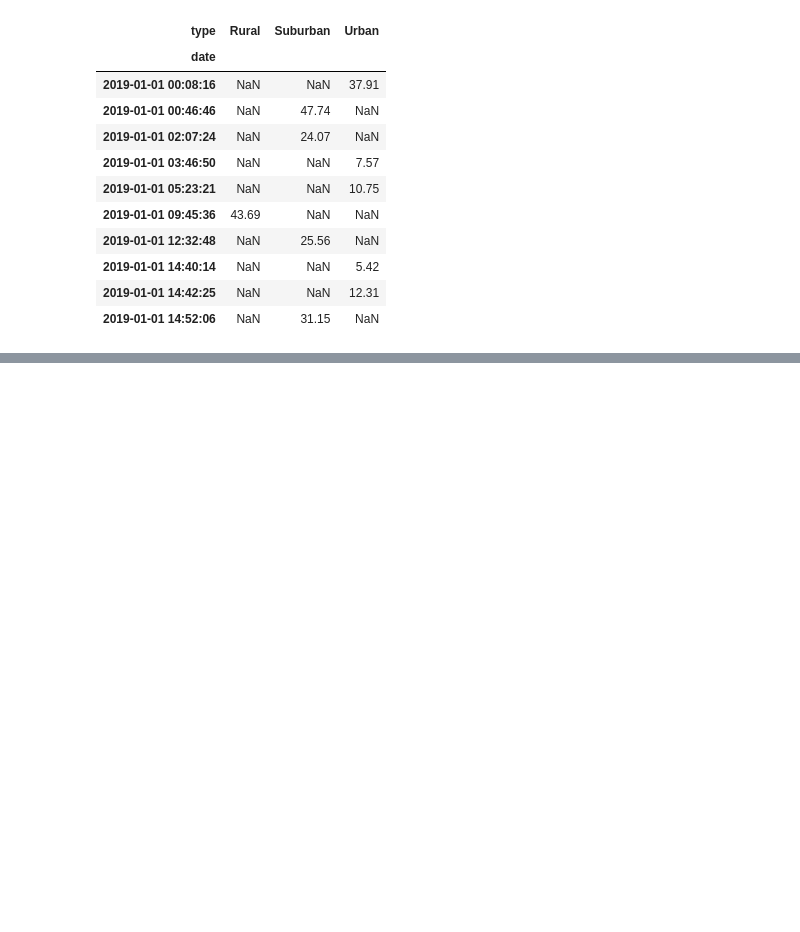
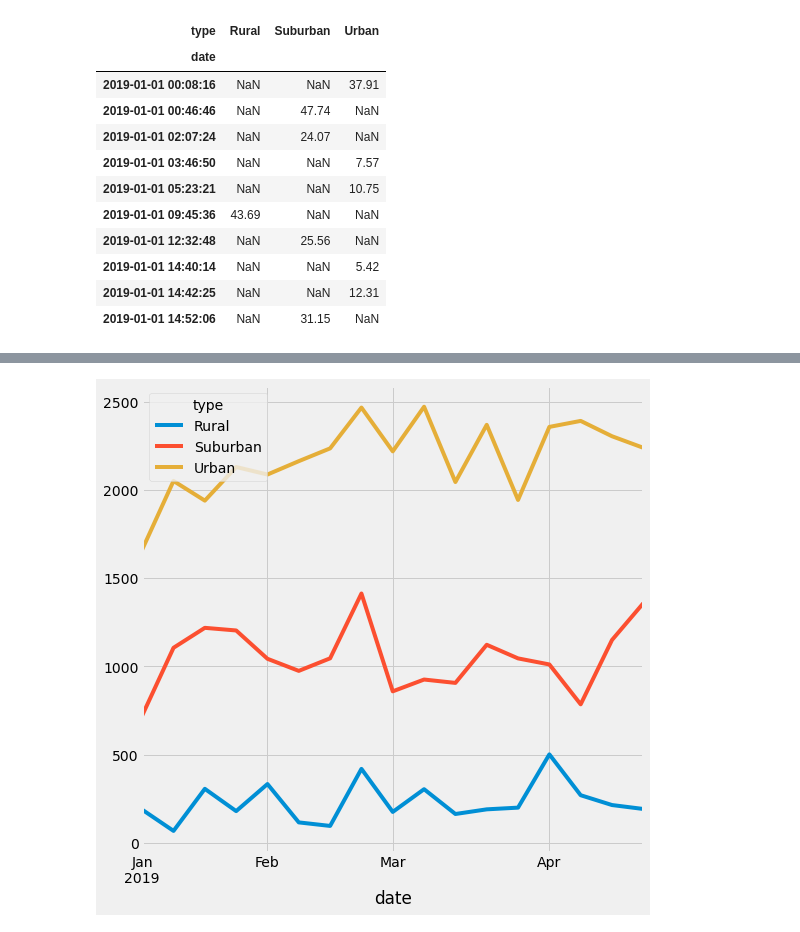
Before and after one commit to jisellejones/PyBer_Analysis, a Jupyter notebook: PyBer_Challenge.ipynb, the cells around one changed output, grey strips where cells are left out. Saved outputs shown, nothing was run; the diff lists cells and outputs as text; code cells hidden in the pictures; blank space fills up the shorter version.

Commit message:
adding line graph

```diff
--- a/PyBer_Challenge.ipynb
+++ b/PyBer_Challenge.ipynb
@@ -187,3 +187,7 @@ sum_of_fares_piv.head(10)
 | 2019-01-01 14:52:06 | NaN | 31.15 | NaN |
 # %%
 # 5. Create a new DataFrame from the pivot table DataFrame using loc on the given dates, '2019-01-01':'2019-04-29'.
+#ninth_count = student_data_df.loc[(student_data_df["grade"] == "9th") & (student_data_df["school_name"] == "Thomas High School"), "Student ID"].count()
+
+weekly_fare_df = sum_of_fares_piv.loc["2019-01-01":"2019-04-29"]
+weekly_fare_df.tail()
@@ -190,3 +202,5 @@ sum_of_fares_piv.head(10)
 # %%
 # 6. Set the "date" index to datetime datatype. This is necessary to use the resample() method in Step 8.
 # df.index = pd.to_datetime(df.index)
+weekly_fare_df.index = pd.to_datetime(weekly_fare_df.index)
+weekly_fare_df
@@ -195,2 +236,4 @@ sum_of_fares_piv.head(10)
 # %%
 # 8. Create a new DataFrame using the "resample()" function by week 'W' and get the sum of the fares for each week.
+weekly_fare_month = weekly_fare_df.resample("W").sum()
+weekly_fare_month.head()
@@ -197,7 +248,19 @@ sum_of_fares_piv.head(10)
 # %%
 # 8. Using the object-oriented interface method, plot the resample DataFrame using the df.plot() function.
+multi_plot = weekly_fare_month.plot(kind = "line", figsize = (8, 8))
+
+#x_weeks =
+#Y_fare =
+
+
+#fig, ax = plt.subplots()
+#colors = ["coral", "skyblue", ""]
+
+
 
 # Import the style from Matplotlib.
-from matplotlib import style
+#from matplotlib import style
 # Use the graph style fivethirtyeight.
 style.use('fivethirtyeight')
+# %% [output]
+[figure, added]
```
Also changed, not shown: parts of 4 cells of this notebook.
